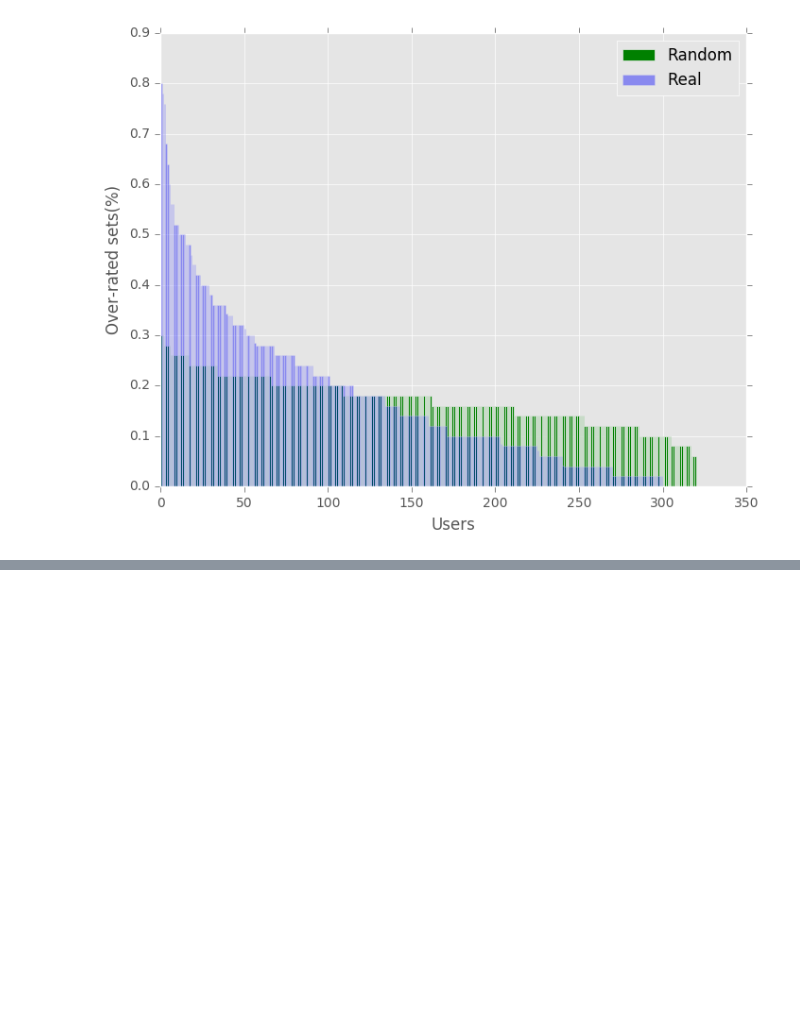
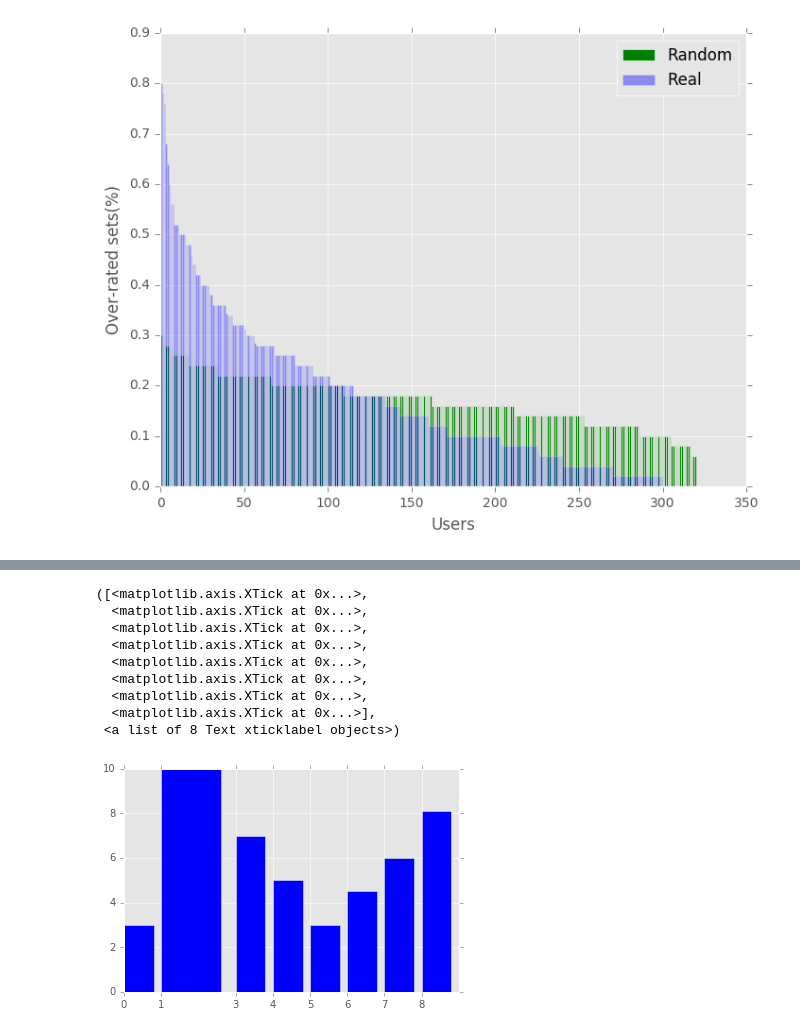
Before and after one commit to mohit-shrma/setrec, a Jupyter notebook: python/grouplens/Grouplens2.ipynb, the cells around one changed output, grey strips where cells are left out. Saved outputs shown, nothing was run; the diff lists cells and outputs as text; code cells hidden in the pictures; blank space fills up the shorter version.

```diff
--- a/python/grouplens/Grouplens2.ipynb
+++ b/python/grouplens/Grouplens2.ipynb
@@ -2144,0 +2249,19 @@ plt.tight_layout()
+# %%
+
+y = [3, 10, 7, 5, 3, 4.5, 6, 8.1]
+N = len(y)
+x = range(N)
+width = 1/1.5
+plt.bar([0, 1, 3, 4, 5, 6, 7, 8], y, [0.8, 1.6, 0.8, 0.8, 0.8, 0.8, 0.8, 0.8], color="blue")
+plt.xticks([0, 1, 3, 4, 5, 6, 7, 8])
+# %% [output]
+([<matplotlib.axis.XTick at 0x...>,
+  <matplotlib.axis.XTick at 0x...>,
+  <matplotlib.axis.XTick at 0x...>,
+  <matplotlib.axis.XTick at 0x...>,
+  <matplotlib.axis.XTick at 0x...>,
+  <matplotlib.axis.XTick at 0x...>,
+  <matplotlib.axis.XTick at 0x...>,
+  <matplotlib.axis.XTick at 0x...>],
+ <a list of 8 Text xticklabel objects>)
+[figure, added]
```
Also changed, not shown: parts of 13 cells of this notebook, 2 other files.
